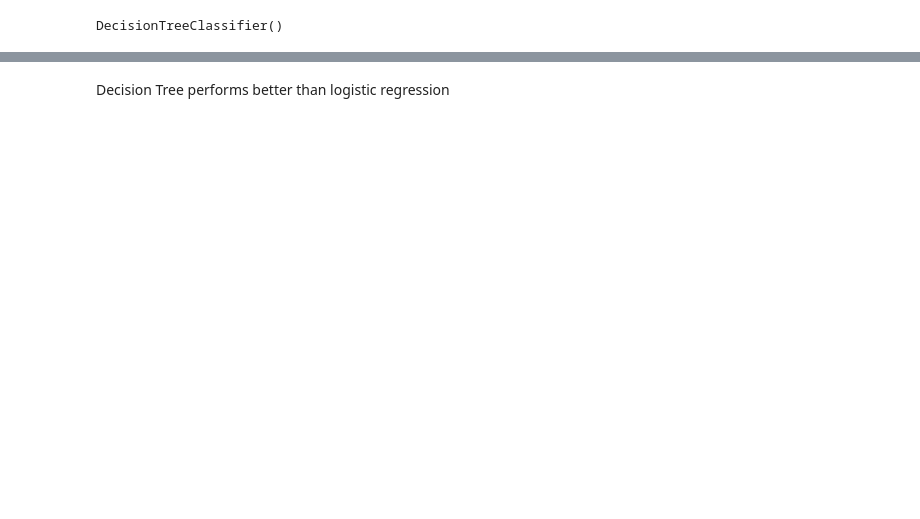
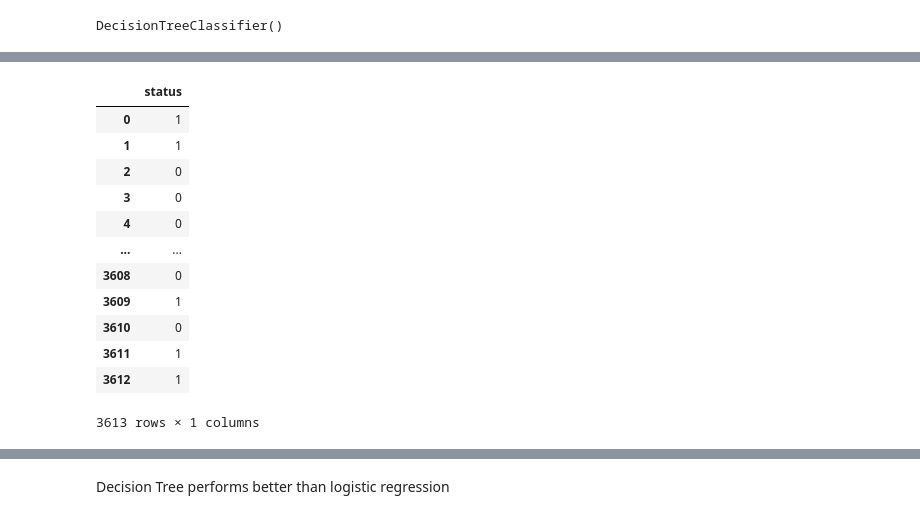
Before and after one commit to Sanjaana/Data-ANZ_solution, a Jupyter notebook: Task_1-Revised.ipynb, the cells around one changed output, grey strips where cells are left out. Drawn from its saved outputs; the diff is of its cells as text; code cells hidden in the pictures; blank space fills up the shorter version.

```diff
--- a/Task_1-Revised.ipynb
+++ b/Task_1-Revised.ipynb
@@ -651,6 +651,22 @@ Accuracy_Score_Logistic: 0.760309991696651
 # %%
 #pred=pd.DataFrame(pred)
+y_test.reset_index(drop=True,inplace=True)
 y_test=pd.DataFrame(y_test)
+y_test
+# %% [output]
+|  | status |
+| 0 | 1 |
+| 1 | 1 |
+| 2 | 0 |
+| 3 | 0 |
+| 4 | 0 |
+| ... | ... |
+| 3608 | 0 |
+| 3609 | 1 |
+| 3610 | 0 |
+| 3611 | 1 |
+| 3612 | 1 |
+3613 rows × 1 columns
 # %%
 #Predictions
 pred=pd.DataFrame(pred,columns=['Prediction'])
```
Also changed, not shown: parts of 11 cells of this notebook.
